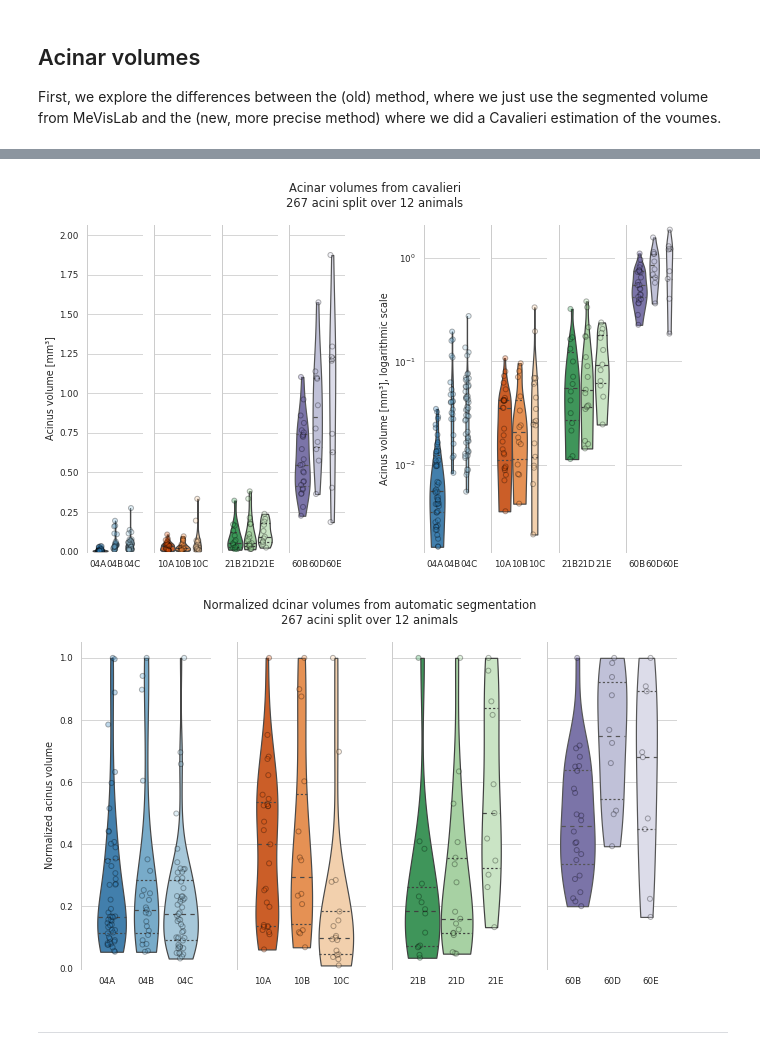
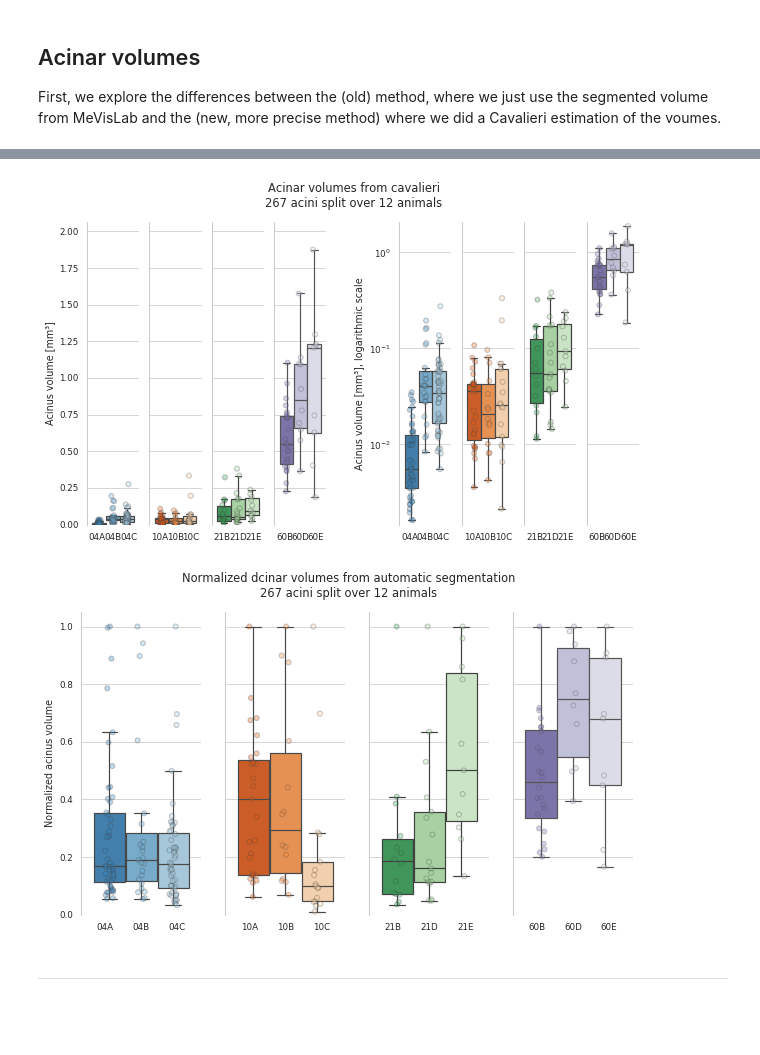
Before and after one commit to habi/acinar-analysis, a Jupyter notebook: Analysis.ipynb, the cells around one changed output, grey strips where cells are left out. Cells and saved outputs as stored; diff of their text form; code cells hidden in the pictures; blank space fills up the shorter version.

```diff
--- a/Analysis.ipynb
+++ b/Analysis.ipynb
@@ -691,7 +736,7 @@ Mean diameter of one alveolus: 100.71 um
 --------------------------------------------------------------------------------
 # %%
 print('Stepanizered Volumes\n')
-MeanAlveolareVolumeDavid = [None] * len(Data.Day.unique())
+MeanAlveolarVolumeDavid = [None] * len(Data.Day.unique())
 # Give out alveolar volumes per day
 for c, d in enumerate(sorted(Data.Day.unique())):
     print('Day %02d' % d)
@@ -712,8 +757,8 @@ for c, d in enumerate(sorted(Data.Day.unique())):
     # r * 2 = diameter
     print('Mean diameter of one acinus: %0.2f um' % (2 * (numpy.cbrt(3 / 4 * vol / numpy.pi))))
     # Alveolus volume and size
-    MeanAlveolareVolumeDavid[c] = vol / cts
-    print('Mean volume per alveolus: %0.2f um^3' % (MeanAlveolareVolumeDavid[c]))
+    MeanAlveolarVolumeDavid[c] = vol / cts
+    print('Mean volume per alveolus: %0.2f um^3' % (MeanAlveolarVolumeDavid[c]))
     print('Mean diameter of one alveolus: %0.2f um' % (2 * (numpy.cbrt(3 / 4 * (vol / cts) / numpy.pi))))
     print(80 * '-')
 # https://www.wolframalpha.com/input/?i=sphere+with+volume+of+2.11e%2B08+ul
@@ -811,12 +856,14 @@ plt.show()
 # %%
 for c, d in enumerate(sorted(pandas.unique(Data.Day))):
     plt.subplot(1, 2 * len(pandas.unique(Data.Day)) + 1, c + 1)
-    bxplt = seaborn.violinplot(data=Data.loc[Data.Day == d],
-                               x='Day',
-                               y='Volume_Acinus_STEPanizer',
+    bxplt = seaborn.boxplot(data=Data.loc[Data.Day == d],
+                            x='Day',
+                            y='Volume_Acinus_STEPanizer',
                                hue='Animal',
                                hue_order=sorted(pandas.unique(Data.loc[Data.Day == d]['Animal'])),
-                               palette=ourpalette, cut=0, inner='quartiles')
+                               palette=ourpalette,
+                               fliersize=0,
+                               )
     swrmplt = seaborn.stripplot(data=Data.loc[Data.Day == d],
                                 x='Day',
                                 y='Volume_Acinus_STEPanizer',
@@ -826,7 +873,8 @@ for c, d in enumerate(sorted(pandas.unique(Data.Day))):
                                 dodge=True,
                                 linewidth=1,
                                 palette=ourpalette,
-                                edgecolor='k', alpha=0.309)
+
+                                alpha=0.309)
     plt.ylim([0, 1.1 * Data.Volume_Acinus_STEPanizer.max()])
     plt.xticks(numpy.arange(-0.3, 0.6, 0.3),
                sorted(Data[Data.Day == d].Animal.unique()))
@@ -839,12 +887,14 @@ for c, d in enumerate(sorted(pandas.unique(Data.Day))):
         plt.ylabel('Acinus volume [mm³]')
     plt.subplot(1, 2 * len(pandas.unique(Data.Day)) + 1,
                 len(pandas.unique(Data.Day)) + c + 2)
-    bxplt = seaborn.violinplot(data=Data.loc[Data.Day == d],
+    bxplt = seaborn.boxplot(data=Data.loc[Data.Day == d],
                                x='Day',
                                y='Volume_Acinus_STEPanizer',
                                hue='Animal',
                                hue_order=sorted(pandas.unique(Data.loc[Data.Day == d]['Animal'])),
-                               palette=ourpalette, cut=0, inner='quartiles')
+                               palette=ourpalette,
+                               fliersize=0,
+                               )
     swrmplt = seaborn.stripplot(data=Data.loc[Data.Day == d],
                                 x='Day',
                                 y='Volume_Acinus_STEPanizer',
@@ -854,7 +904,8 @@ for c, d in enumerate(sorted(pandas.unique(Data.Day))):
                                 dodge=True,
                                 linewidth=1,
                                 palette=ourpalette,
-                                edgecolor='k', alpha=0.309)
+
+                                alpha=0.309)
     plt.ylim([numpy.min(Data.Volume_Acinus_STEPanizer.min()) * 0.9,
               numpy.max(Data.Volume_Acinus_STEPanizer.max()) * 1.1])
     plt.gca().set_yscale('log')
@@ -873,7 +924,7 @@ plt.suptitle('Acinar volumes from cavalieri\n%s acini split over %s animals' % (
 plt.savefig(os.path.join(OutputDir, 'volumes-stepanizer.png'))
 plt.show()
 # %% [output]
-[figure, old version]
+[figure, new version]
 # %%
 Data['Volume_Acinus_MeVisLab_normalized'] = numpy.nan
 for c, row in Data.iterrows():
@@ -881,44 +932,42 @@ for c, row in Data.iterrows():
 # %%
 for c, d in enumerate(sorted(pandas.unique(Data.Day))):
     plt.subplot(1, len(pandas.unique(Data.Day)), c + 1)
-    bxplt = seaborn.violinplot(data=Data.loc[Data.Day == d],
-                               x='Day',
-                               y='Volume_Acinus_MeVisLab_normalized',
-                               hue='Animal',
-                               hue_order=sorted(pandas.unique(Data.loc[Data.Day == d]['Animal'])),
-                               palette=ourpalette,
-                               cut=0,
-                               inner='quartiles')
+    bxplt = seaborn.boxplot(data=Data.loc[Data.Day == d],
+                            x='Day',
+                            y='Volume_Acinus_MeVisLab_normalized',
+                            hue='Animal',
+                            hue_order=sorted(pandas.unique(Data.loc[Data.Day == d]['Animal'])),
+                            palette=ourpalette,
+                            fliersize=0)
     swrmplt = seaborn.stripplot(data=Data.loc[Data.Day == d],
                                 x='Day',
                                 y='Volume_Acinus_MeVisLab_normalized',
                                 hue='Animal',
                                 jitter=True,
                                 hue_order=sorted(pandas.unique(Data.loc[Data.Day == d]['Animal'])),
                                 dodge=True,
                                 linewidth=1,
                                 palette=ourpalette,
-                                edgecolor='k',
                                 alpha=0.309)
 #     handles, labels = plt.gca().get_legend_handles_labels()
 #     bxplt.legend(handles[:len(handles) // 2], labels[:len(labels) // 2], loc='upper right')
 #     plt.legend('')
     plt.gca().get_legend().remove()
     plt.ylim([0, 1.05])
     plt.xlabel('')
     plt.xticks(numpy.arange(-0.3, 0.6, 0.3), sorted(Data[Data.Day == d].Animal.unique()))
     if c:
         plt.ylabel('')
         plt.gca().set_yticklabels([])
     else:
         plt.ylabel('Normalized acinus volume')
 plt.suptitle('Normalized dcinar volumes from automatic segmentation\n%s acini split over %s animals' % (len(Data),
                                                                                                         len(pandas.unique(Data.Animal))))
 plt.savefig(os.path.join(OutputDir,
                          'volumes-mevislab-normalized.png'))
 plt.show()
 # %% [output]
-[figure, old version]
+[figure, new version]
 # %% [markdown]
 ----
 # %% [markdown]
```
Also changed, not shown: parts of 72 cells of this notebook.
